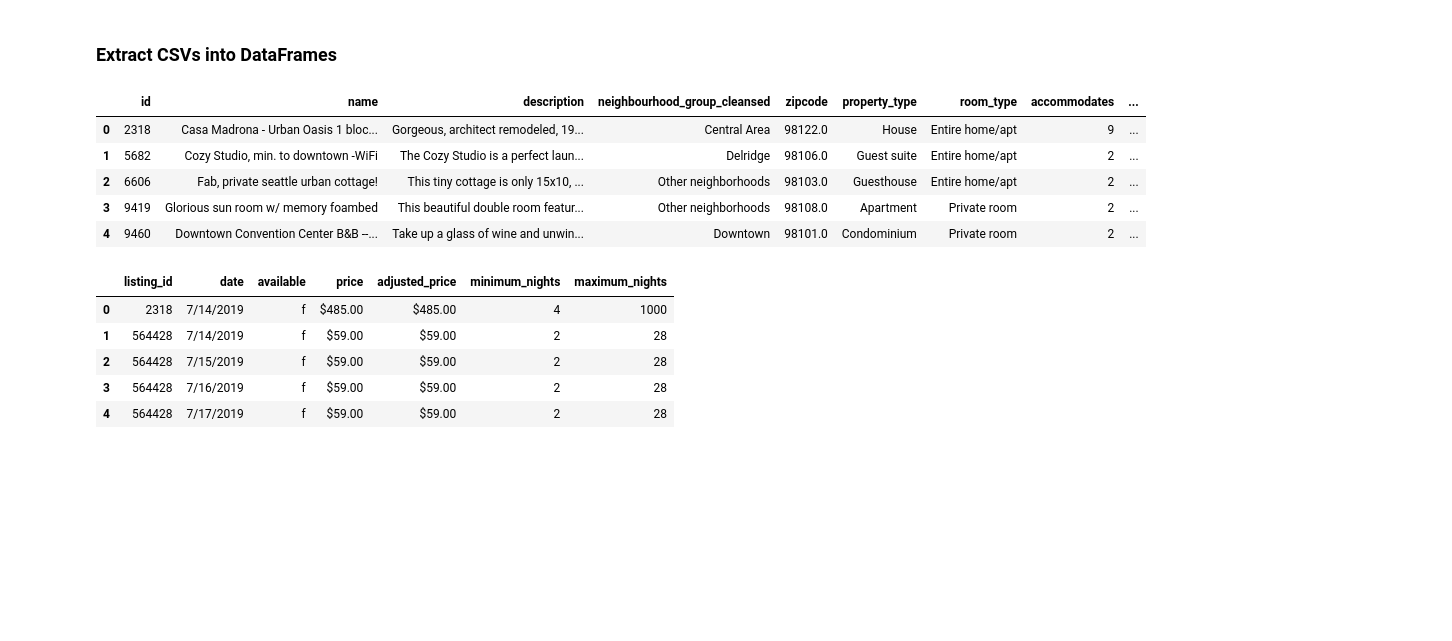
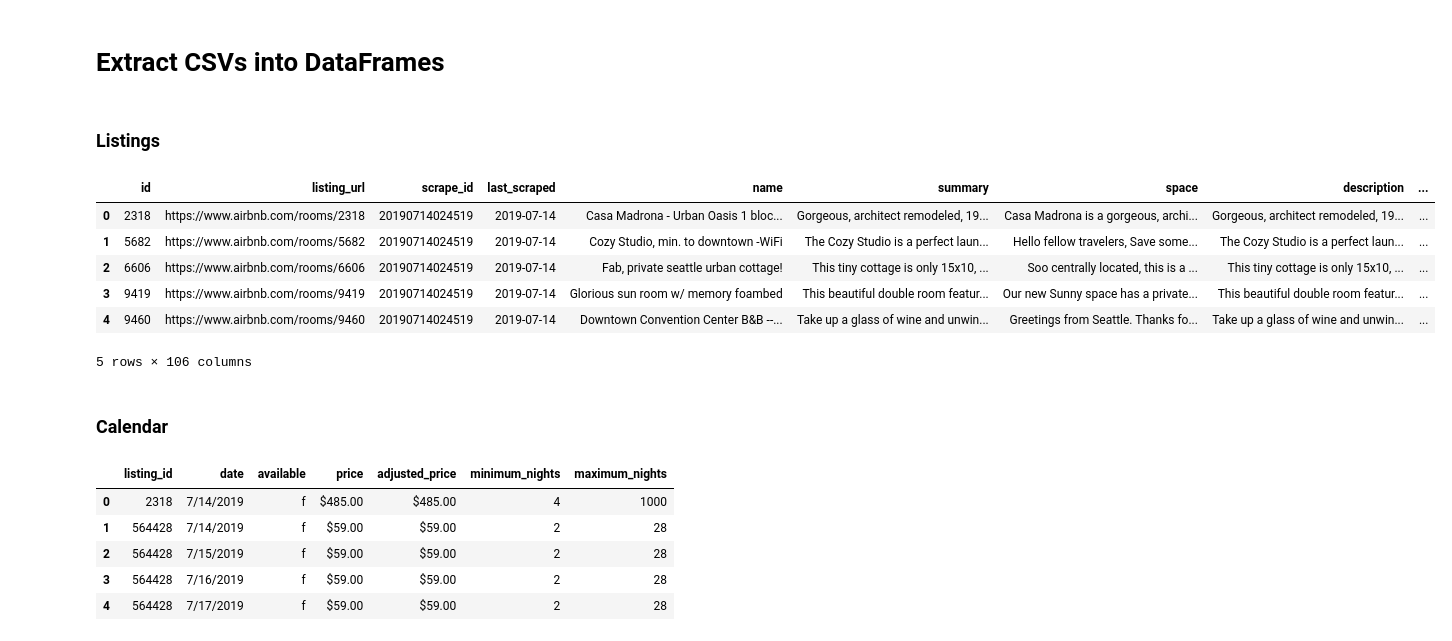
Before and after one commit to nithiye/Project---ETL, a Jupyter notebook: AirBnB.ipynb, the cells around one changed output. Drawn from its saved outputs; the diff is of its cells as text; code cells hidden in the pictures; blank space fills up the shorter version.

```diff
--- a/WIP - copy.ipynb
+++ b/AirBnB.ipynb
@@ -3,18 +3,23 @@ import pandas as pd
 from sqlalchemy import create_engine, event
 import psycopg2
 # %% [markdown]
-### Extract CSVs into DataFrames
+# Extract CSVs into DataFrames
+# %% [markdown]
+### Listings
 # %%
-listings_file = "../Project-ETL/Resources/new_listings.csv"
-listings_df = pd.read_csv(listings_file)
-listings_df.head()
+listings_file = "../Project-ETL/Resources/listings.csv"
+listings = pd.read_csv(listings_file)
+listings.head()
 # %% [output]
-|  | id | name | description | neighbourhood_group_cleansed | zipcode | property_type | room_type | accommodates | ... |
-| 0 | 2318 | Casa Madrona - Urban Oasis 1 bloc... | Gorgeous, architect remodeled, 19... | Central Area | 98122.0 | House | Entire home/apt | 9 | ... |
-| 1 | 5682 | Cozy Studio, min. to downtown -WiFi | The Cozy Studio is a perfect laun... | Delridge | 98106.0 | Guest suite | Entire home/apt | 2 | ... |
-| 2 | 6606 | Fab, private seattle urban cottage! | This tiny cottage is only 15x10, ... | Other neighborhoods | 98103.0 | Guesthouse | Entire home/apt | 2 | ... |
-| 3 | 9419 | Glorious sun room w/ memory foambed | This beautiful double room featur... | Other neighborhoods | 98108.0 | Apartment | Private room | 2 | ... |
-| 4 | 9460 | Downtown Convention Center B&B --... | Take up a glass of wine and unwin... | Downtown | 98101.0 | Condominium | Private room | 2 | ... |
+|  | id | listing_url | scrape_id | last_scraped | name | summary | space | description | ... |
+| 0 | 2318 | https://www.airbnb.com/rooms/2318 | 20190714024519 | 2019-07-14 | Casa Madrona - Urban Oasis 1 bloc... | Gorgeous, architect remodeled, 19... | Casa Madrona is a gorgeous, archi... | Gorgeous, architect remodeled, 19... | ... |
+| 1 | 5682 | https://www.airbnb.com/rooms/5682 | 20190714024519 | 2019-07-14 | Cozy Studio, min. to downtown -WiFi | The Cozy Studio is a perfect laun... | Hello fellow travelers, Save some... | The Cozy Studio is a perfect laun... | ... |
+| 2 | 6606 | https://www.airbnb.com/rooms/6606 | 20190714024519 | 2019-07-14 | Fab, private seattle urban cottage! | This tiny cottage is only 15x10, ... | Soo centrally located, this is a ... | This tiny cottage is only 15x10, ... | ... |
+| 3 | 9419 | https://www.airbnb.com/rooms/9419 | 20190714024519 | 2019-07-14 | Glorious sun room w/ memory foambed | This beautiful double room featur... | Our new Sunny space has a private... | This beautiful double room featur... | ... |
+| 4 | 9460 | https://www.airbnb.com/rooms/9460 | 20190714024519 | 2019-07-14 | Downtown Convention Center B&B --... | Take up a glass of wine and unwin... | Greetings from Seattle. Thanks fo... | Take up a glass of wine and unwin... | ... |
+5 rows × 106 columns
+# %% [markdown]
+### Calendar
 # %%
 calendar_file = "../Project-ETL/Resources/calendar.csv"
 calendar_df = pd.read_csv(calendar_file)
```
Also changed, not shown: parts of 14 cells of this notebook, 8 other files.
